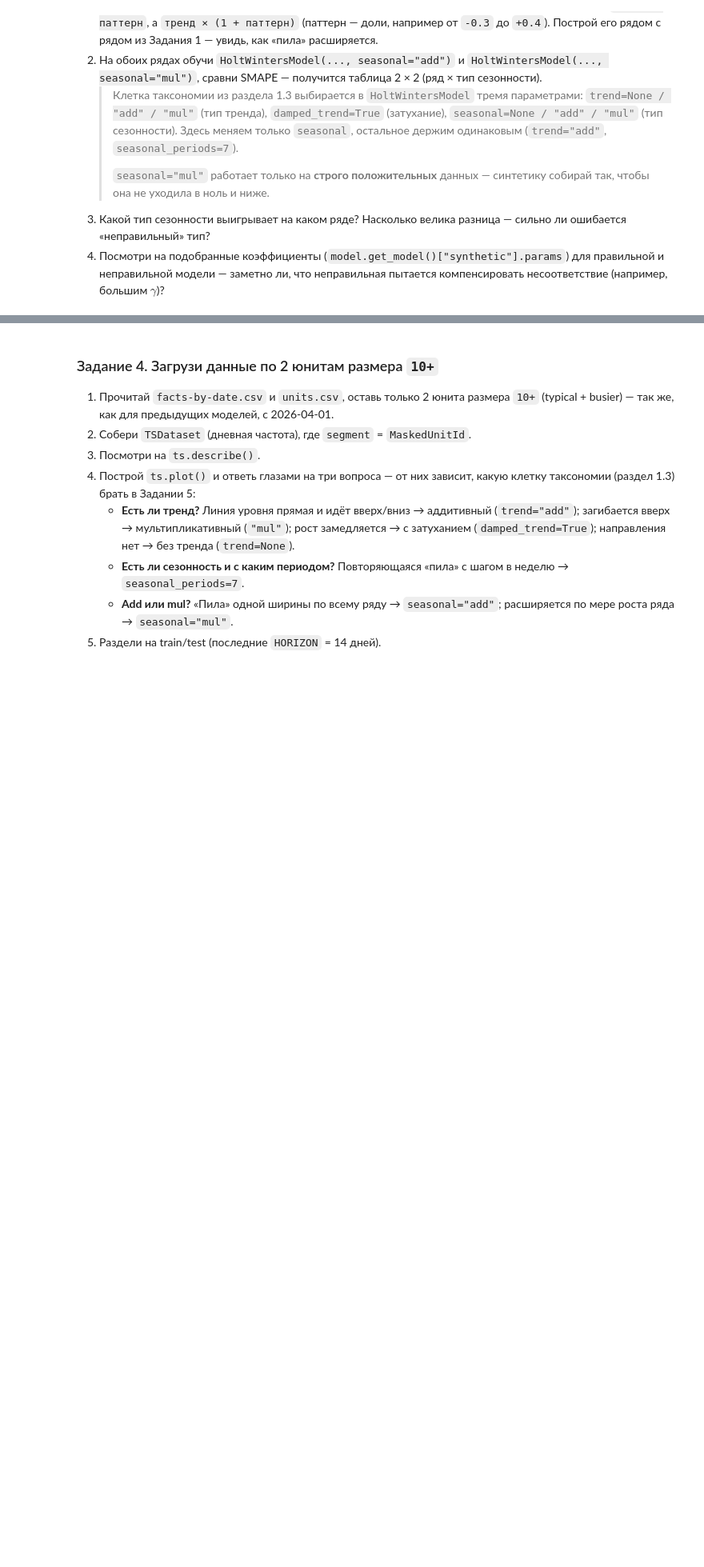
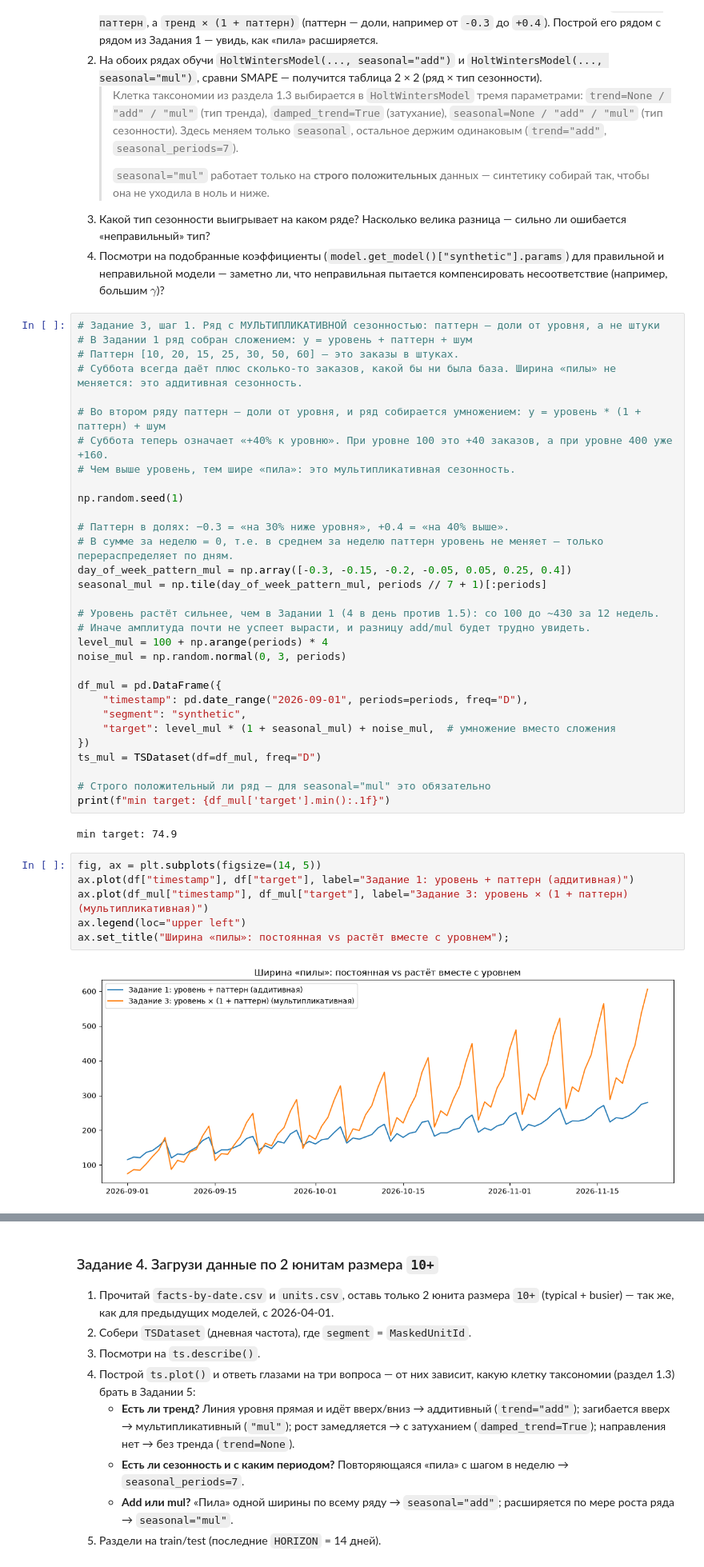
Before and after one commit to skv-analyst/study-etna, a Jupyter notebook: weeks/week-01-infra-and-classic-models/ch06-HoltWintersModel.ipynb, the cells around one changed output, grey strips where cells are left out. Shown at 80% size. Saved outputs shown, nothing was run; the diff lists cells and outputs as text; blank space fills up the shorter version.

```diff
--- a/weeks/week-01-infra-and-classic-models/ch06-HoltWintersModel.ipynb
+++ b/weeks/week-01-infra-and-classic-models/ch06-HoltWintersModel.ipynb
@@ -268,3 +428,44 @@ ax.legend(loc="upper left");
    > `seasonal="mul"` работает только на **строго положительных** данных — синтетику собирай так, чтобы она не уходила в ноль и ниже.
 3. Какой тип сезонности выигрывает на каком ряде? Насколько велика разница — сильно ли ошибается «неправильный» тип?
 4. Посмотри на подобранные коэффициенты (`model.get_model()["synthetic"].params`) для правильной и неправильной модели — заметно ли, что неправильная пытается компенсировать несоответствие (например, большим $\gamma$)?
+# %%
+# Задание 3, шаг 1. Ряд с МУЛЬТИПЛИКАТИВНОЙ сезонностью: паттерн — доли от уровня, а не штуки
+# В Задании 1 ряд собран сложением: y = уровень + паттерн + шум
+# Паттерн [10, 20, 15, 25, 30, 50, 60] — это заказы в штуках.
+# Суббота всегда даёт плюс сколько-то заказов, какой бы ни была база. Ширина «пилы» не меняется: это аддитивная сезонность.
+
+# Во втором ряду паттерн — доли от уровня, и ряд собирается умножением: y = уровень * (1 + паттерн) + шум
+# Суббота теперь означает «+40% к уровню». При уровне 100 это +40 заказов, а при уровне 400 уже +160.
+# Чем выше уровень, тем шире «пила»: это мультипликативная сезонность.
+
+np.random.seed(1)
+
+# Паттерн в долях: −0.3 = «на 30% ниже уровня», +0.4 = «на 40% выше».
+# В сумме за неделю = 0, т.е. в среднем за неделю паттерн уровень не меняет — только перераспределяет по дням.
+day_of_week_pattern_mul = np.array([-0.3, -0.15, -0.2, -0.05, 0.05, 0.25, 0.4])
+seasonal_mul = np.tile(day_of_week_pattern_mul, periods // 7 + 1)[:periods]
+
+# Уровень растёт сильнее, чем в Задании 1 (4 в день против 1.5): со 100 до ~430 за 12 недель.
+# Иначе амплитуда почти не успеет вырасти, и разницу add/mul будет трудно увидеть.
+level_mul = 100 + np.arange(periods) * 4
+noise_mul = np.random.normal(0, 3, periods)
+
+df_mul = pd.DataFrame({
+    "timestamp": pd.date_range("2026-09-01", periods=periods, freq="D"),
+    "segment": "synthetic",
+    "target": level_mul * (1 + seasonal_mul) + noise_mul,  # умножение вместо сложения
+})
+ts_mul = TSDataset(df=df_mul, freq="D")
+
+# Строго положительный ли ряд — для seasonal="mul" это обязательно
+print(f"min target: {df_mul['target'].min():.1f}")
+# %% [output]
+min target: 74.9
+# %%
+fig, ax = plt.subplots(figsize=(14, 5))
+ax.plot(df["timestamp"], df["target"], label="Задание 1: уровень + паттерн (аддитивная)")
+ax.plot(df_mul["timestamp"], df_mul["target"], label="Задание 3: уровень × (1 + паттерн) (мультипликативная)")
+ax.legend(loc="upper left")
+ax.set_title("Ширина «пилы»: постоянная vs растёт вместе с уровнем");
+# %% [output]
+[figure, added]
```
Also changed, not shown: parts of 36 cells of this notebook.
